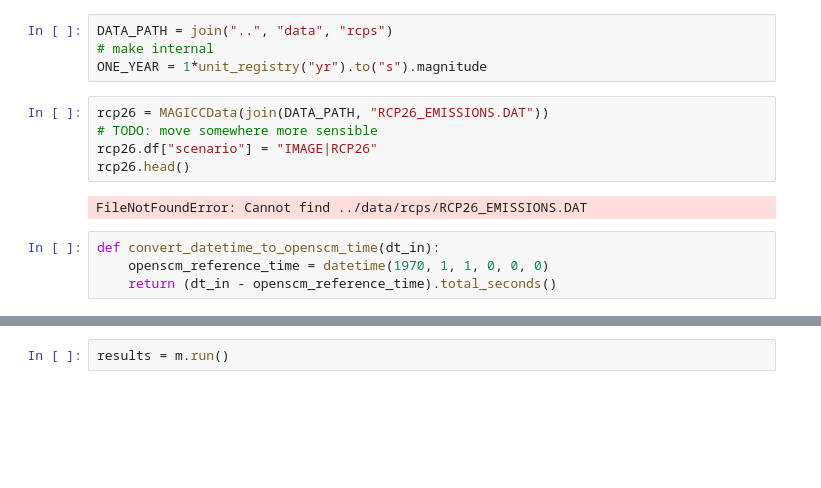
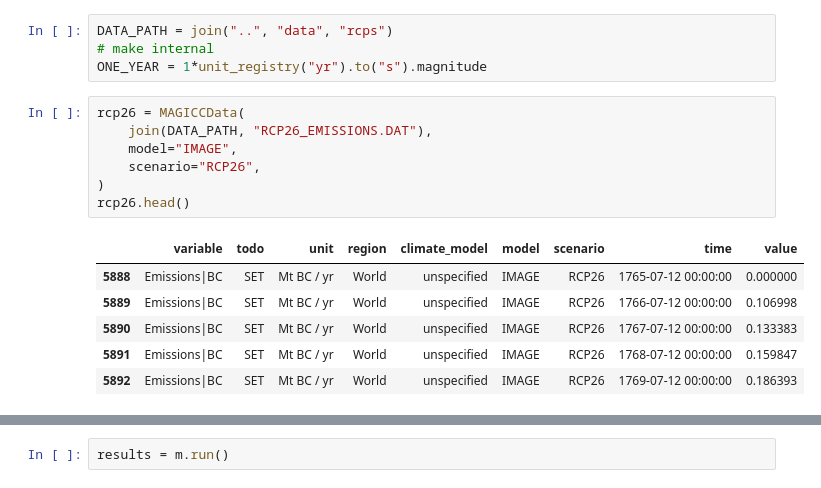
Before and after one commit to znicholls/openscm, a Jupyter notebook: notebooks/running-magicc.ipynb, the cells around one changed output, grey strips where cells are left out. Drawn from its saved outputs; the diff is of its cells as text; blank space fills up the shorter version.

```diff
--- a/notebooks/running-magicc.ipynb
+++ b/notebooks/running-magicc.ipynb
@@ -20,13 +22,16 @@ DATA_PATH = join("..", "data", "rcps")
 # make internal
 ONE_YEAR = 1*unit_registry("yr").to("s").magnitude
 # %%
-rcp26 = MAGICCData(join(DATA_PATH, "RCP26_EMISSIONS.DAT"))
-# TODO: move somewhere more sensible
-rcp26.df["scenario"] = "IMAGE|RCP26"
+rcp26 = MAGICCData(
+    join(DATA_PATH, "RCP26_EMISSIONS.DAT"),
+    model="IMAGE",
+    scenario="RCP26",
+)
 rcp26.head()
 # %% [output]
-FileNotFoundError: Cannot find ../data/rcps/RCP26_EMISSIONS.DAT
+|  | variable | todo | unit | region | climate_model | model | scenario | time | value |
+| 5888 | Emissions|BC | SET | Mt BC / yr | World | unspecified | IMAGE | RCP26 | 1765-07-12 00:00:00 | 0.000000 |
+| 5889 | Emissions|BC | SET | Mt BC / yr | World | unspecified | IMAGE | RCP26 | 1766-07-12 00:00:00 | 0.106998 |
+| 5890 | Emissions|BC | SET | Mt BC / yr | World | unspecified | IMAGE | RCP26 | 1767-07-12 00:00:00 | 0.133383 |
+| 5891 | Emissions|BC | SET | Mt BC / yr | World | unspecified | IMAGE | RCP26 | 1768-07-12 00:00:00 | 0.159847 |
+| 5892 | Emissions|BC | SET | Mt BC / yr | World | unspecified | IMAGE | RCP26 | 1769-07-12 00:00:00 | 0.186393 |
-# %%
-def convert_datetime_to_openscm_time(dt_in):
-    openscm_reference_time = datetime(1970, 1, 1, 0, 0, 0)
-    return (dt_in - openscm_reference_time).total_seconds()
```
Also changed, not shown: parts of 13 cells of this notebook, 4 other files.
